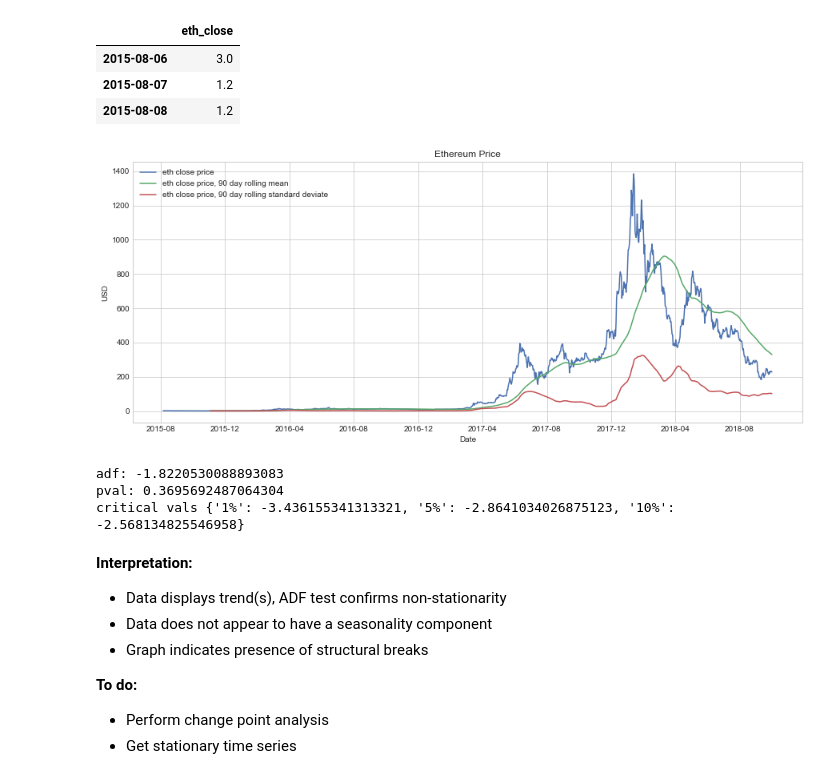
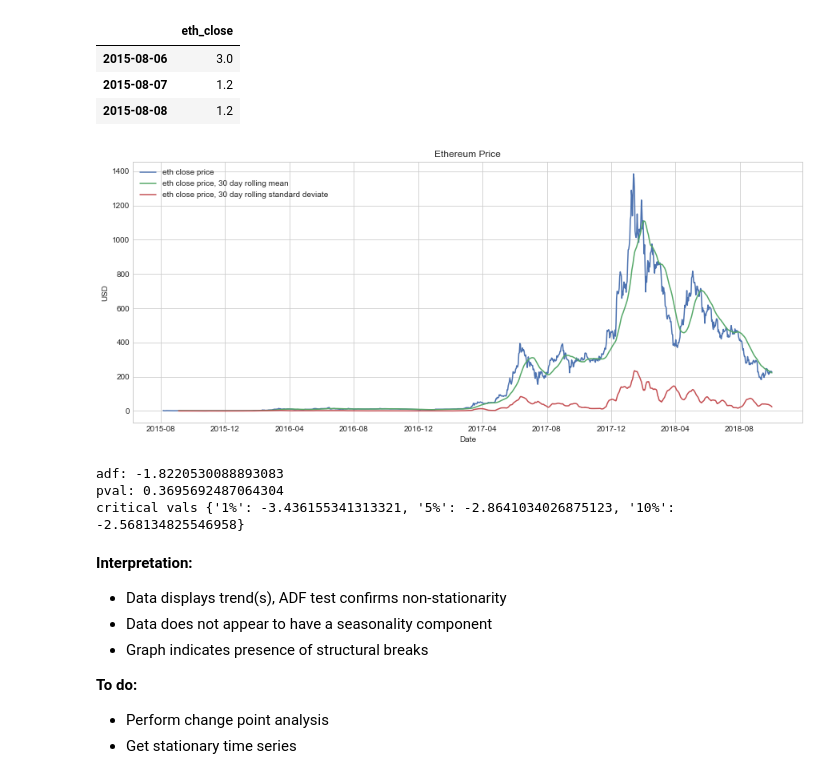
Before and after one commit to brianmcguckin/thinkful_final_capstone, a Jupyter notebook: Ethereum Time Series Analysis.ipynb, the cells around one changed output. Saved outputs shown, nothing was run; the diff lists cells and outputs as text; code cells hidden in the pictures.

Commit message:
update lstm/charts

```diff
--- a/Ethereum Time Series Analysis.ipynb
+++ b/Ethereum Time Series Analysis.ipynb
@@ -271,39 +271,39 @@ ts.head(3)
 | 2015-08-07 | 1.2 |
 | 2015-08-08 | 1.2 |
 # %%
-window = 90
+window = 30
 
 plt.figure(figsize=(15,6))
 plt.plot(
     ts.index.values,
     ts.eth_close,
     label='eth close price',
     color=colors[0]
 )
 plt.plot(
     ts.index.values,
     ts.eth_close.rolling(window).mean(),
     label='eth close price, {} day rolling mean'.format(window),
     color=colors[1]
 )
 plt.plot(
     ts.index.values,
     ts.eth_close.rolling(window).std(),
     label='eth close price, {} day rolling standard deviate'.format(window),
     color=colors[2]
 )
 plt.title('Ethereum Price')
 plt.ylabel('USD')
 plt.xlabel('Date')
 plt.legend(loc='upper left')
 plt.show()
 
 print('adf: {0}\npval: {1}\ncritical vals {2}'.format(
     adfuller(ts.eth_close)[0],
     adfuller(ts.eth_close)[1],
     adfuller(ts.eth_close)[4]))
 # %% [output]
-[figure, old version]
+[figure, new version]
 adf: -1.8220530088893083
 pval: 0.3695692487064304
 critical vals {'1%': -3.436155341313321, '5%': -2.8641034026875123, '10%': -2.568134825546958}
```
Also changed, not shown: parts of 24 cells of this notebook.
